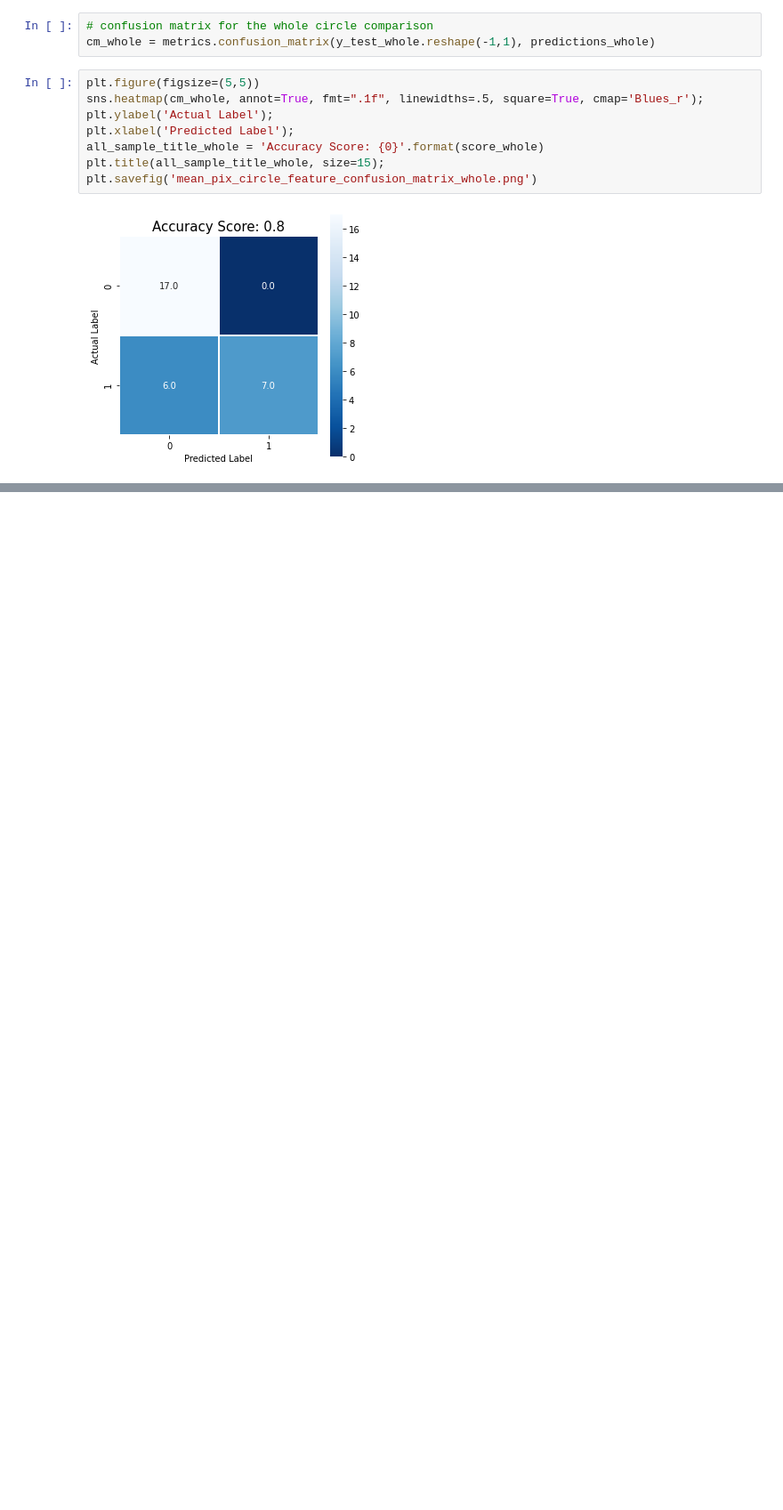
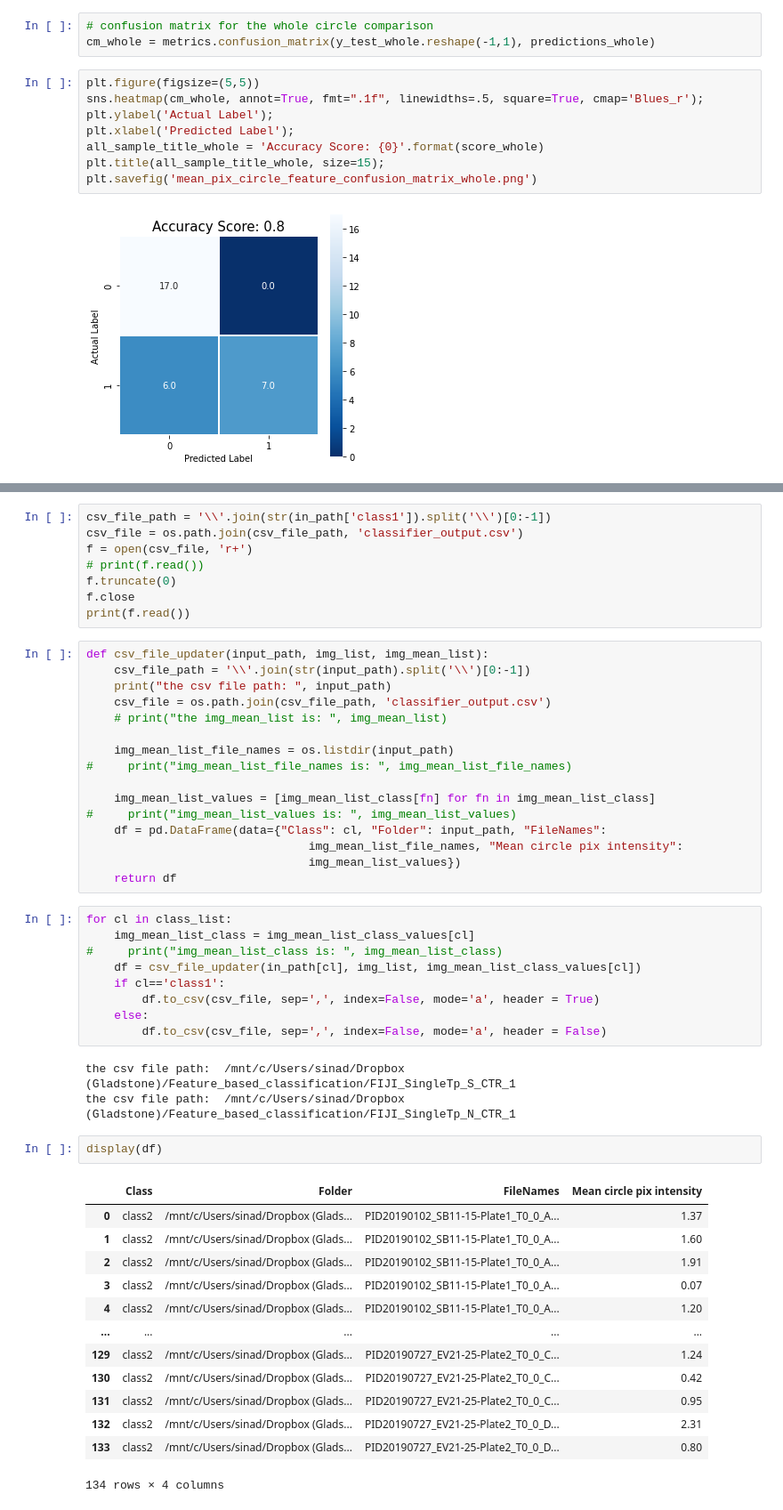
Before and after one commit to Simurgh818/feature-based-classifier, a Jupyter notebook: Circle-feature-Logistic-Regression.ipynb, the cells around one changed output, grey strips where cells are left out. Shown at 89% size. Cells and saved outputs as stored; diff of their text form; blank space fills up the shorter version.

Commit message:
csv file updater function, updated and draft added.

```diff
--- a/Circle-feature-Logistic-Regression.ipynb
+++ b/Circle-feature-Logistic-Regression.ipynb
@@ -404,0 +430,52 @@ plt.savefig('mean_pix_circle_feature_confusion_matrix_whole.png')
+# %%
+csv_file_path = '\\'.join(str(in_path['class1']).split('\\')[0:-1])
+csv_file = os.path.join(csv_file_path, 'classifier_output.csv')
+f = open(csv_file, 'r+')
+# print(f.read())
+f.truncate(0)
+f.close
+print(f.read())
+# %%
+def csv_file_updater(input_path, img_list, img_mean_list):
+    csv_file_path = '\\'.join(str(input_path).split('\\')[0:-1])
+    print("the csv file path: ", input_path)
+    csv_file = os.path.join(csv_file_path, 'classifier_output.csv')
+    # print("the img_mean_list is: ", img_mean_list)
+
+    img_mean_list_file_names = os.listdir(input_path)
+#     print("img_mean_list_file_names is: ", img_mean_list_file_names)
+
+    img_mean_list_values = [img_mean_list_class[fn] for fn in img_mean_list_class]
+#     print("img_mean_list_values is: ", img_mean_list_values)
+    df = pd.DataFrame(data={"Class": cl, "Folder": input_path, "FileNames":
+                                img_mean_list_file_names, "Mean circle pix intensity":
+                                img_mean_list_values})
+    return df
+# %%
+for cl in class_list:
+    img_mean_list_class = img_mean_list_class_values[cl]
+#     print("img_mean_list_class is: ", img_mean_list_class)
+    df = csv_file_updater(in_path[cl], img_list, img_mean_list_class_values[cl])
+    if cl=='class1':
+        df.to_csv(csv_file, sep=',', index=False, mode='a', header = True)
+    else:
+        df.to_csv(csv_file, sep=',', index=False, mode='a', header = False)
+# %% [output]
+the csv file path:  /mnt/c/Users/sinad/Dropbox (Gladstone)/Feature_based_classification/FIJI_SingleTp_S_CTR_1
+the csv file path:  /mnt/c/Users/sinad/Dropbox (Gladstone)/Feature_based_classification/FIJI_SingleTp_N_CTR_1
+# %%
+display(df)
+# %% [output]
+|  | Class | Folder | FileNames | Mean circle pix intensity |
+| 0 | class2 | /mnt/c/Users/sinad/Dropbox (Glads... | PID20190102_SB11-15-Plate1_T0_0_A... | 1.37 |
+| 1 | class2 | /mnt/c/Users/sinad/Dropbox (Glads... | PID20190102_SB11-15-Plate1_T0_0_A... | 1.60 |
+| 2 | class2 | /mnt/c/Users/sinad/Dropbox (Glads... | PID20190102_SB11-15-Plate1_T0_0_A... | 1.91 |
+| 3 | class2 | /mnt/c/Users/sinad/Dropbox (Glads... | PID20190102_SB11-15-Plate1_T0_0_A... | 0.07 |
+| 4 | class2 | /mnt/c/Users/sinad/Dropbox (Glads... | PID20190102_SB11-15-Plate1_T0_0_A... | 1.20 |
+| ... | ... | ... | ... | ... |
+| 129 | class2 | /mnt/c/Users/sinad/Dropbox (Glads... | PID20190727_EV21-25-Plate2_T0_0_C... | 1.24 |
+| 130 | class2 | /mnt/c/Users/sinad/Dropbox (Glads... | PID20190727_EV21-25-Plate2_T0_0_C... | 0.42 |
+| 131 | class2 | /mnt/c/Users/sinad/Dropbox (Glads... | PID20190727_EV21-25-Plate2_T0_0_C... | 0.95 |
+| 132 | class2 | /mnt/c/Users/sinad/Dropbox (Glads... | PID20190727_EV21-25-Plate2_T0_0_D... | 2.31 |
+| 133 | class2 | /mnt/c/Users/sinad/Dropbox (Glads... | PID20190727_EV21-25-Plate2_T0_0_D... | 0.80 |
+134 rows × 4 columns
```
Also changed, not shown: parts of 2 cells of this notebook, 2 other files.
